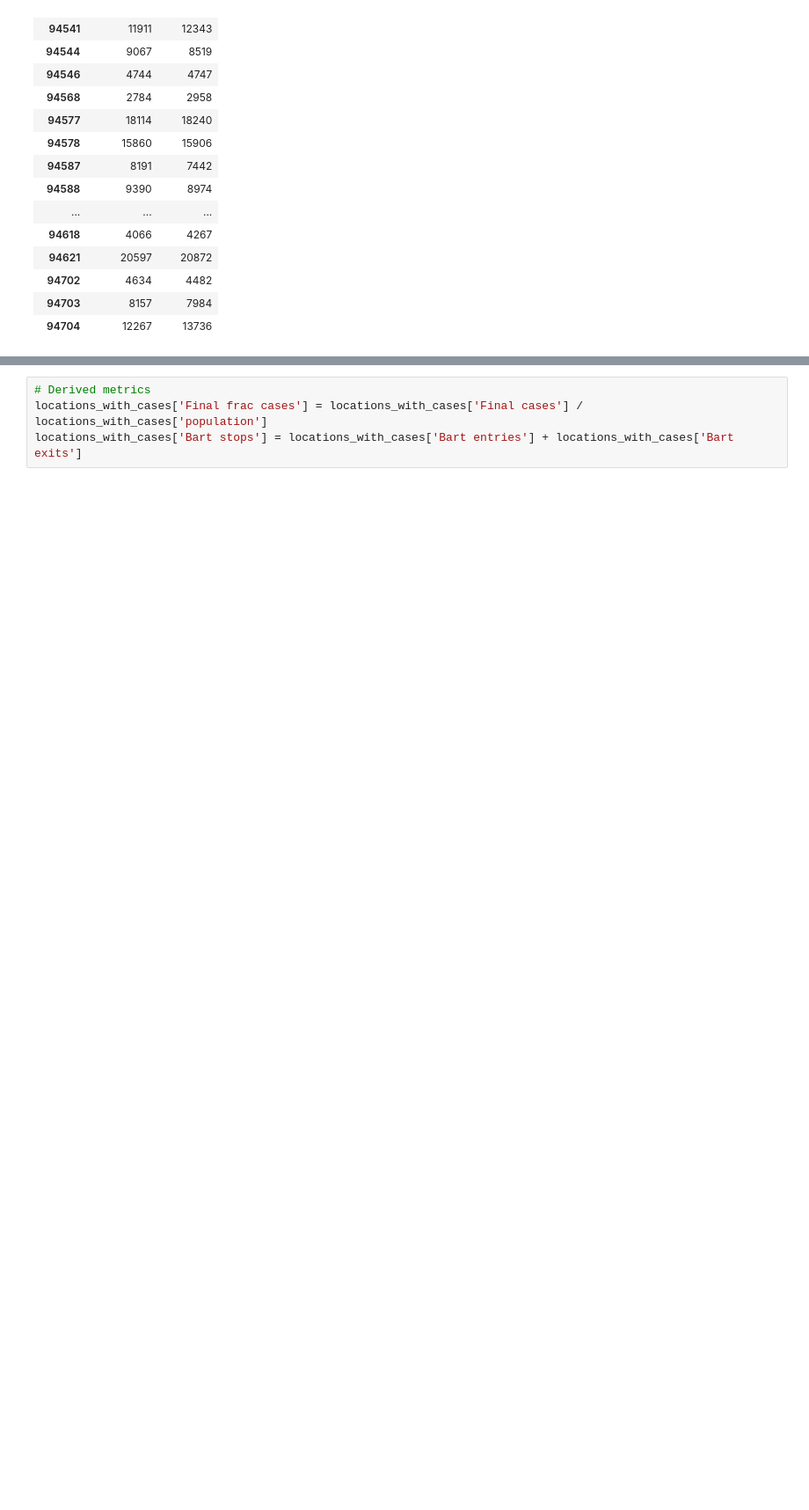
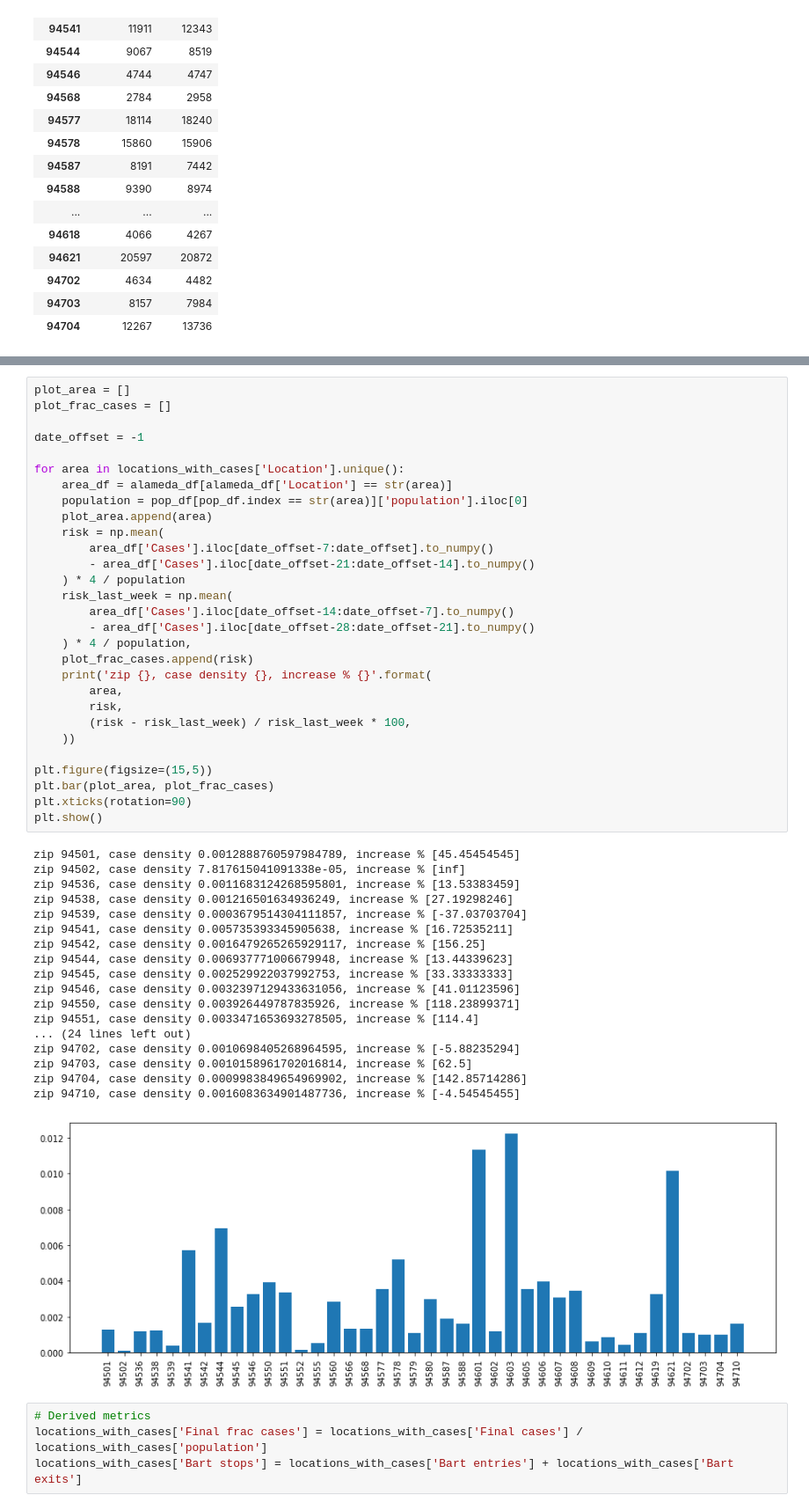
Before and after one commit to bkungfoo/covid19_models, a Jupyter notebook: alameda_cases_by_zip.ipynb, the cells around one changed output, grey strips where cells are left out. Shown: that part at 88% size. Cells and saved outputs as stored; diff of their text form; blank space fills up the shorter version.

```diff
--- a/alameda_cases_by_zip.ipynb
+++ b/alameda_cases_by_zip.ipynb
@@ -477,3 +487,51 @@ peak infection rate date 2021-01-25 16:48:00
+# %%
+plot_area = []
+plot_frac_cases = []
+
+date_offset = -1
+
+for area in locations_with_cases['Location'].unique():
+    area_df = alameda_df[alameda_df['Location'] == str(area)]
+    population = pop_df[pop_df.index == str(area)]['population'].iloc[0]
+    plot_area.append(area)
+    risk = np.mean(
+        area_df['Cases'].iloc[date_offset-7:date_offset].to_numpy()
+        - area_df['Cases'].iloc[date_offset-21:date_offset-14].to_numpy()
+    ) * 4 / population
+    risk_last_week = np.mean(
+        area_df['Cases'].iloc[date_offset-14:date_offset-7].to_numpy()
+        - area_df['Cases'].iloc[date_offset-28:date_offset-21].to_numpy()
+    ) * 4 / population,
+    plot_frac_cases.append(risk)
+    print('zip {}, case density {}, increase % {}'.format(
+        area,
+        risk,
+        (risk - risk_last_week) / risk_last_week * 100,
+    ))
+
+plt.figure(figsize=(15,5))
+plt.bar(plot_area, plot_frac_cases)
+plt.xticks(rotation=90)
+plt.show()
+# %% [output]
+zip 94501, case density 0.0012888760597984789, increase % [45.45454545]
+zip 94502, case density 7.817615041091338e-05, increase % [inf]
+zip 94536, case density 0.0011683124268595801, increase % [13.53383459]
+zip 94538, case density 0.001216501634936249, increase % [27.19298246]
+zip 94539, case density 0.0003679514304111857, increase % [-37.03703704]
+zip 94541, case density 0.005735393345905638, increase % [16.72535211]
+zip 94542, case density 0.0016479265265929117, increase % [156.25]
+zip 94544, case density 0.006937771006679948, increase % [13.44339623]
+zip 94545, case density 0.002529922037992753, increase % [33.33333333]
+zip 94546, case density 0.0032397129433631056, increase % [41.01123596]
+zip 94550, case density 0.003926449787835926, increase % [118.23899371]
+zip 94551, case density 0.0033471653693278505, increase % [114.4]
+... (24 lines left out)
+zip 94702, case density 0.0010698405268964595, increase % [-5.88235294]
+zip 94703, case density 0.0010158961702016814, increase % [62.5]
+zip 94704, case density 0.0009983849654969902, increase % [142.85714286]
+zip 94710, case density 0.0016083634901487736, increase % [-4.54545455]
+[figure, added]
 # %%
 # Derived metrics
 locations_with_cases['Final frac cases'] = locations_with_cases['Final cases'] / locations_with_cases['population']
```
Also changed, not shown: parts of 8 cells of this notebook, 10 other files.
